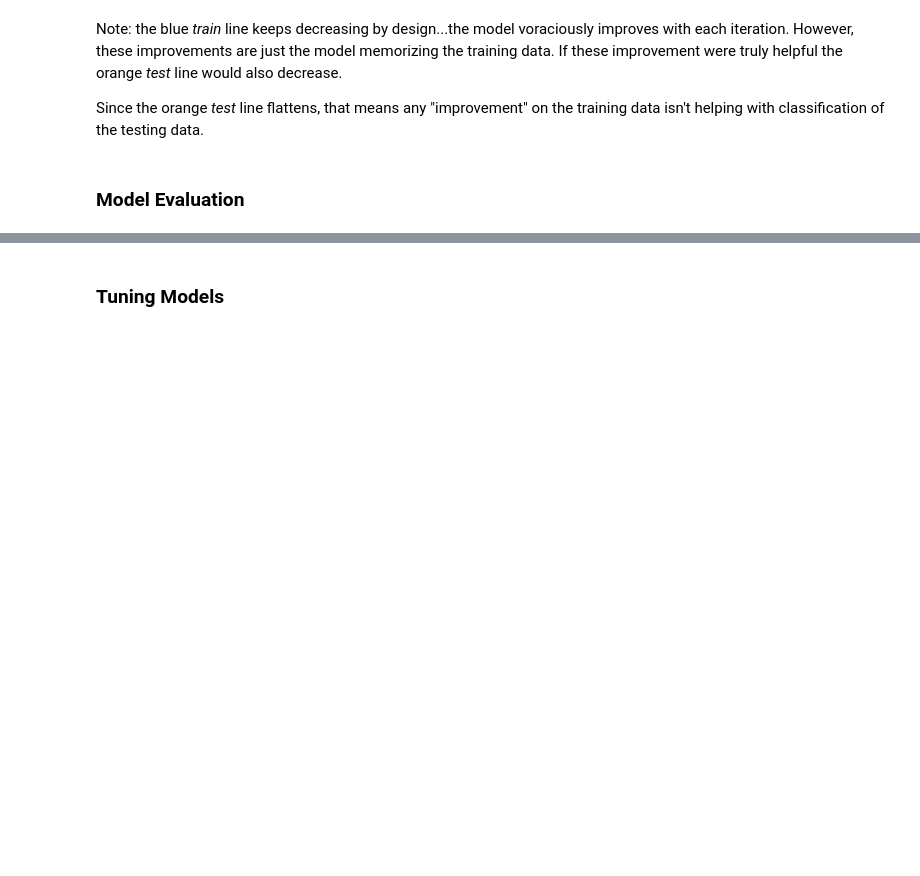
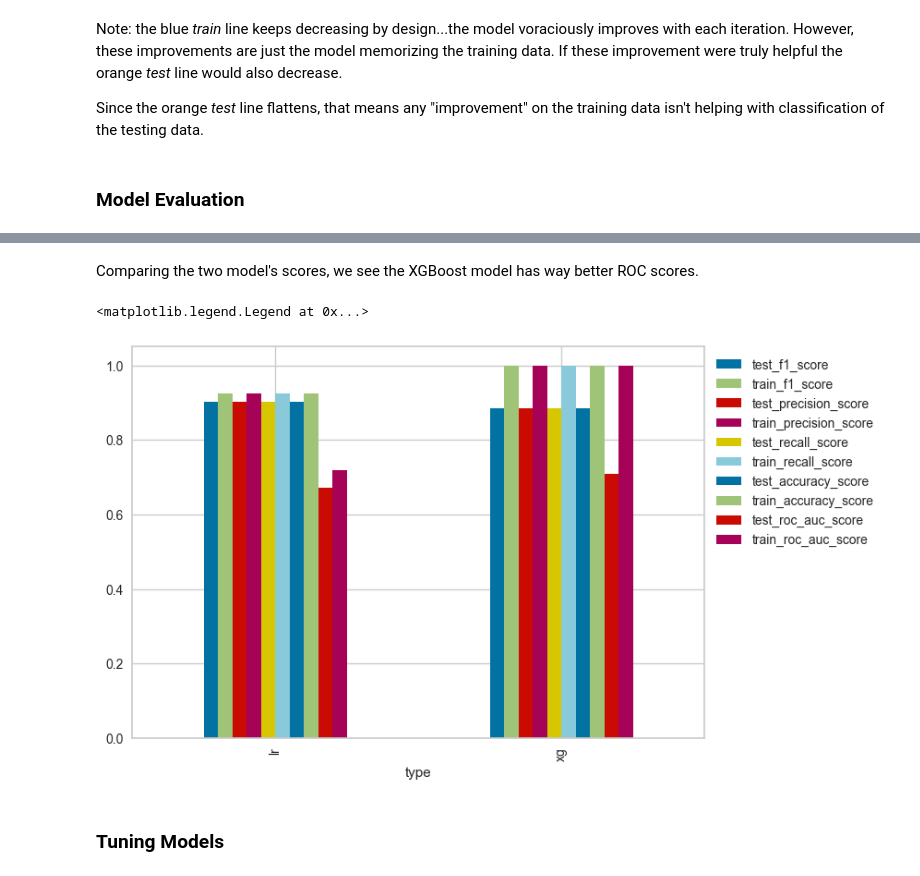
Before and after one commit to hfuhruhurr/effective-xgboost, a Jupyter notebook: dude.ipynb, the cells around one changed output, grey strips where cells are left out. Cells and saved outputs as stored; diff of their text form; code cells hidden in the pictures; blank space fills up the shorter version.

```diff
--- a/dude.ipynb
+++ b/dude.ipynb
@@ -561,0 +765,11 @@ Since the orange _test_ line flattens, that means any "improvement" on the train
+# %%
+scorers = {
+    'f1_score': make_scorer(f1_score, average='micro'),
+    'precision_score': make_scorer(precision_score, average='micro'),
+    'recall_score': make_scorer(recall_score, average='micro'),
+    'accuracy_score': make_scorer(accuracy_score),
+    'roc_auc_score': make_scorer(roc_auc_score),
+}
+# %%
+xg_data = metric_data(pl, small_data, small_y, metrics=scorers)
+xg_data
@@ -561,0 +784,12 @@ Since the orange _test_ line flattens, that means any "improvement" on the train
+# %%
+pl_lr = pipeline.Pipeline(
+    [('tweak', BankTransformer()),
+     ('cat_encoder', encoding.OneHotEncoder(top_categories=5, drop_last=True)),
+     ('standardize', preprocessing.StandardScaler()),
+     ('lr', linear_model.LogisticRegression(penalty=None, max_iter=300)),
+    ],
+    # memory='/tmp'
+)
+# %%
+lr_data = metric_data(pl_lr, small_data, small_y, metrics=scorers)
+lr_data
@@ -562,3 +802,18 @@ Since the orange _test_ line flattens, that means any "improvement" on the train
+# %% [markdown]
+Comparing the two model's scores, we see the XGBoost model has way better ROC scores.
+# %%
+(xg_data
+ .assign(type='xg')
+ .pipe(lambda df: pd.concat([df, lr_data.assign(type='lr')]))
+ .drop(columns=['fit_time', 'score_time'])
+ .groupby('type')
+ .mean()
+ .plot.bar()
+ .legend(bbox_to_anchor=(1,1))
+)
+# %% [output]
+<matplotlib.legend.Legend at 0x...>
+[figure, added]
 # %% [markdown]
 ### Tuning Models
 # %% [markdown]
```
Also changed, not shown: parts of 31 cells of this notebook, 1 other file.
